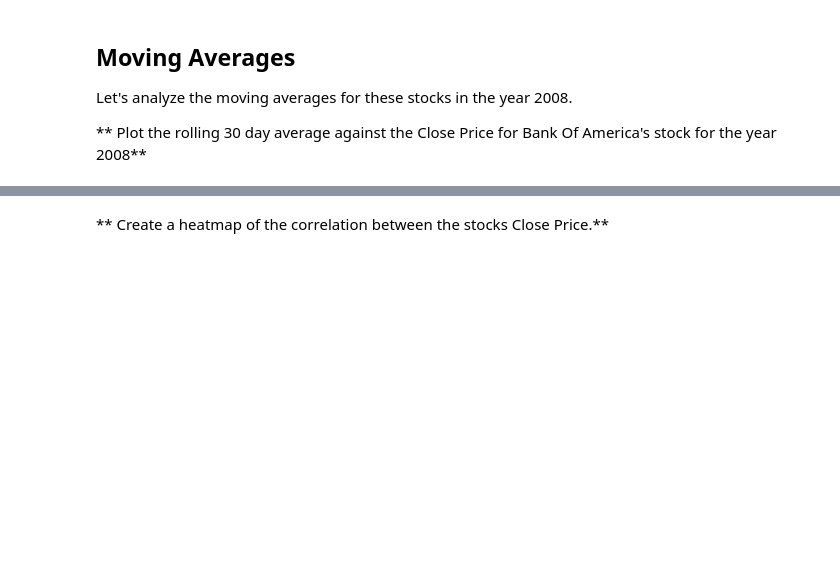
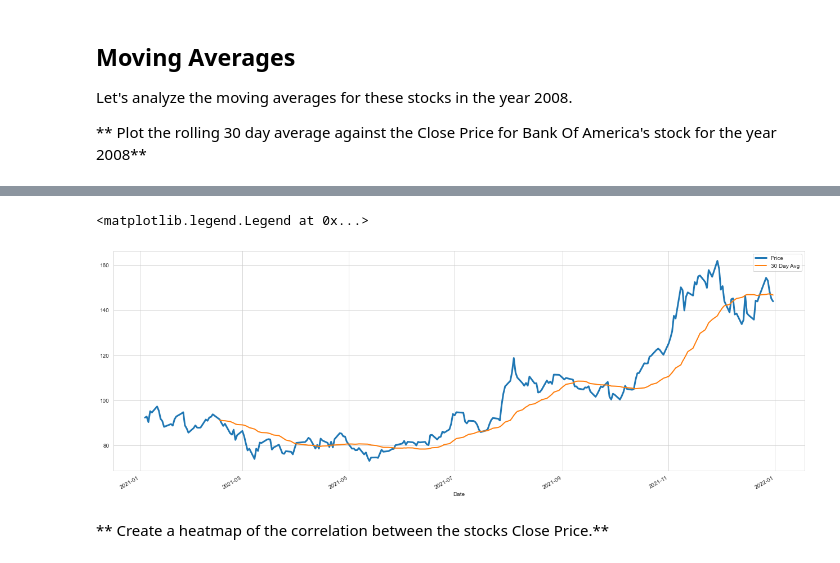
Before and after one commit to LukaszBijak/Python, a Jupyter notebook: Python for Data Science and Machine Learning/03-Finance Project.ipynb, the cells around one changed output, grey strips where cells are left out. Cells and saved outputs as stored; diff of their text form; code cells hidden in the pictures; blank space fills up the shorter version.

```diff
--- a/Python for Data Science and Machine Learning/03-Finance Project.ipynb
+++ b/Python for Data Science and Machine Learning/03-Finance Project.ipynb
@@ -323,2 +319,10 @@ Let's analyze the moving averages for these stocks in the year 2008.
+# %%
+plt.figure(figsize=(22,8))
+AMD['Close'].loc['2021-01-01':'2022-01-01'].plot(label='Price', linewidth=3 )
+AMD['Close'].loc['2021-01-01':'2022-01-01'].rolling(window=30).mean().plot(label='30 Day Avg',linewidth=2)
+plt.legend()
+# %% [output]
+<matplotlib.legend.Legend at 0x...>
+[figure, added]
 # %% [markdown]
 ** Create a heatmap of the correlation between the stocks Close Price.**
```
Also changed, not shown: parts of 5 cells of this notebook.
